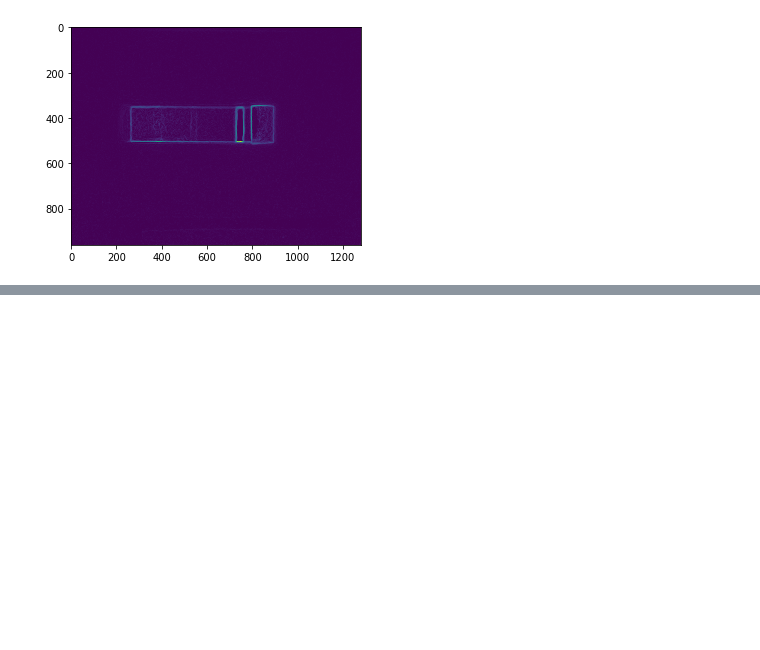
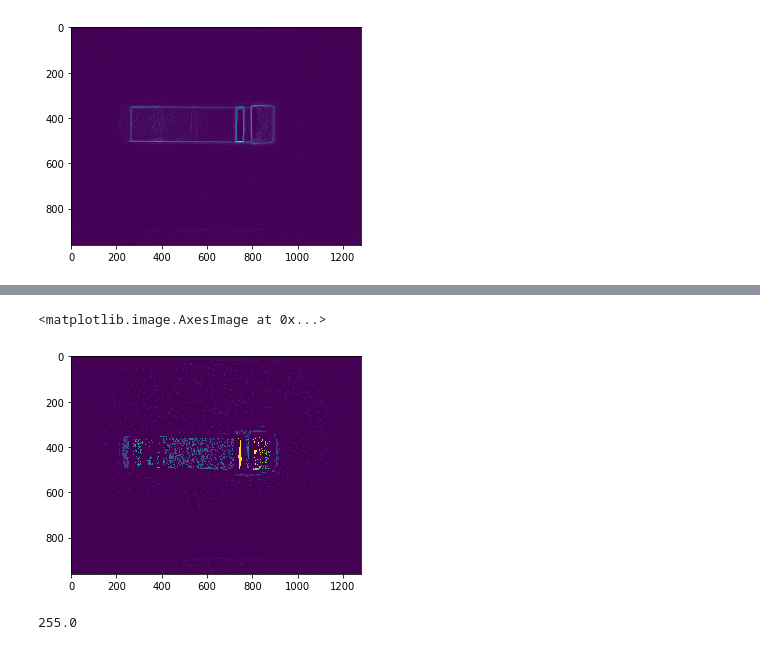
Before and after one commit to faraxnak/bactrace, a Jupyter notebook: bactrace.ipynb, the cells around one changed output, grey strips where cells are left out. Drawn from its saved outputs; the diff is of its cells as text; code cells hidden in the pictures; blank space fills up the shorter version.

```diff
--- a/bactrace.ipynb
+++ b/bactrace.ipynb
@@ -164,0 +152,14 @@ plt.imshow(sample_cropped)
+# %%
+ret,thresh = cv2.threshold(template_sobel.astype(np.uint8),200,255,0)
+
+contours, hierarchy = cv2.findContours(thresh,cv2.RETR_TREE,cv2.CHAIN_APPROX_SIMPLE)
+
+img = cv2.drawContours(template_med, contours, -1, (0,255,0), 3)
+plt.imshow(img)
+# %% [output]
+<matplotlib.image.AxesImage at 0x...>
+[figure, added]
+# %%
+print(np.max(template_sobel))
+# %% [output]
+255.0
```
Also changed, not shown: parts of 23 cells of this notebook.
